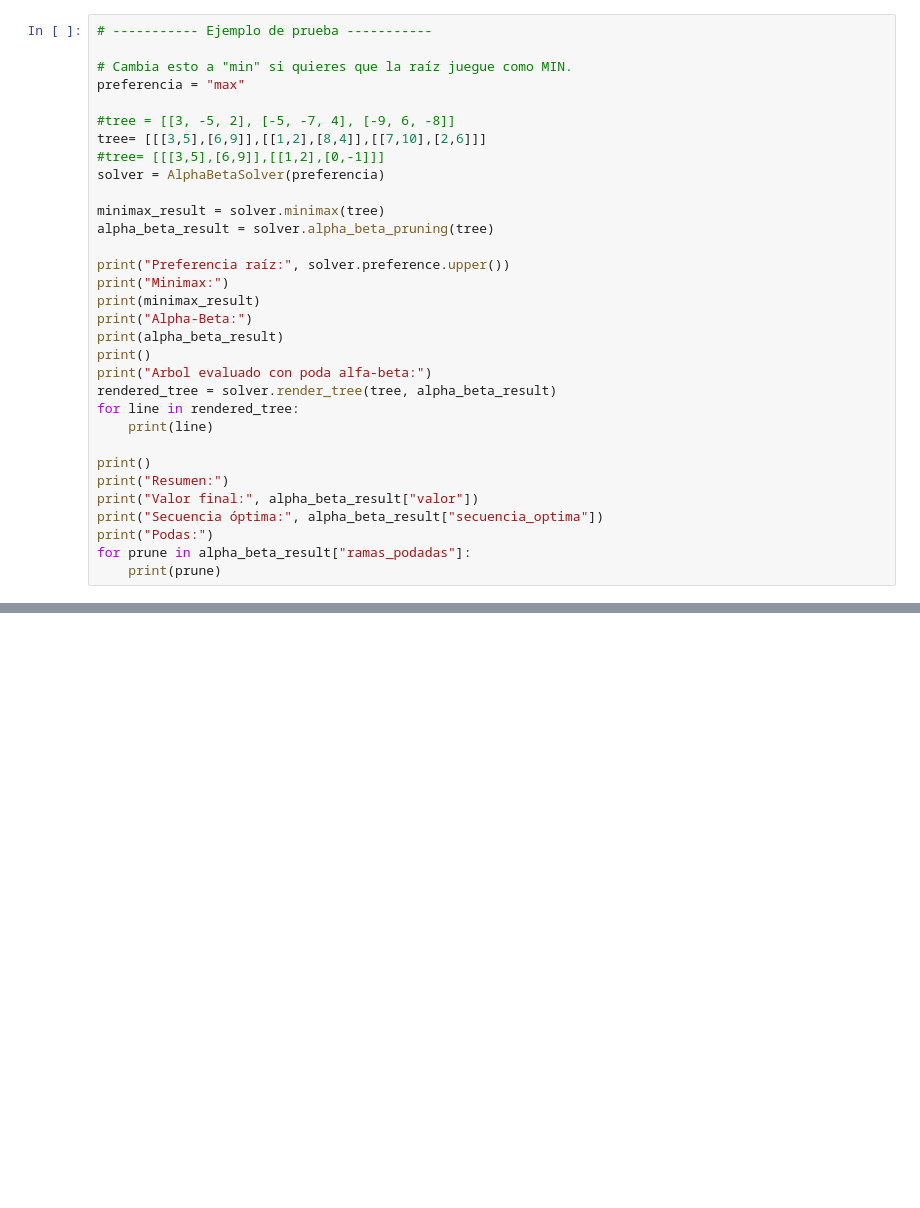
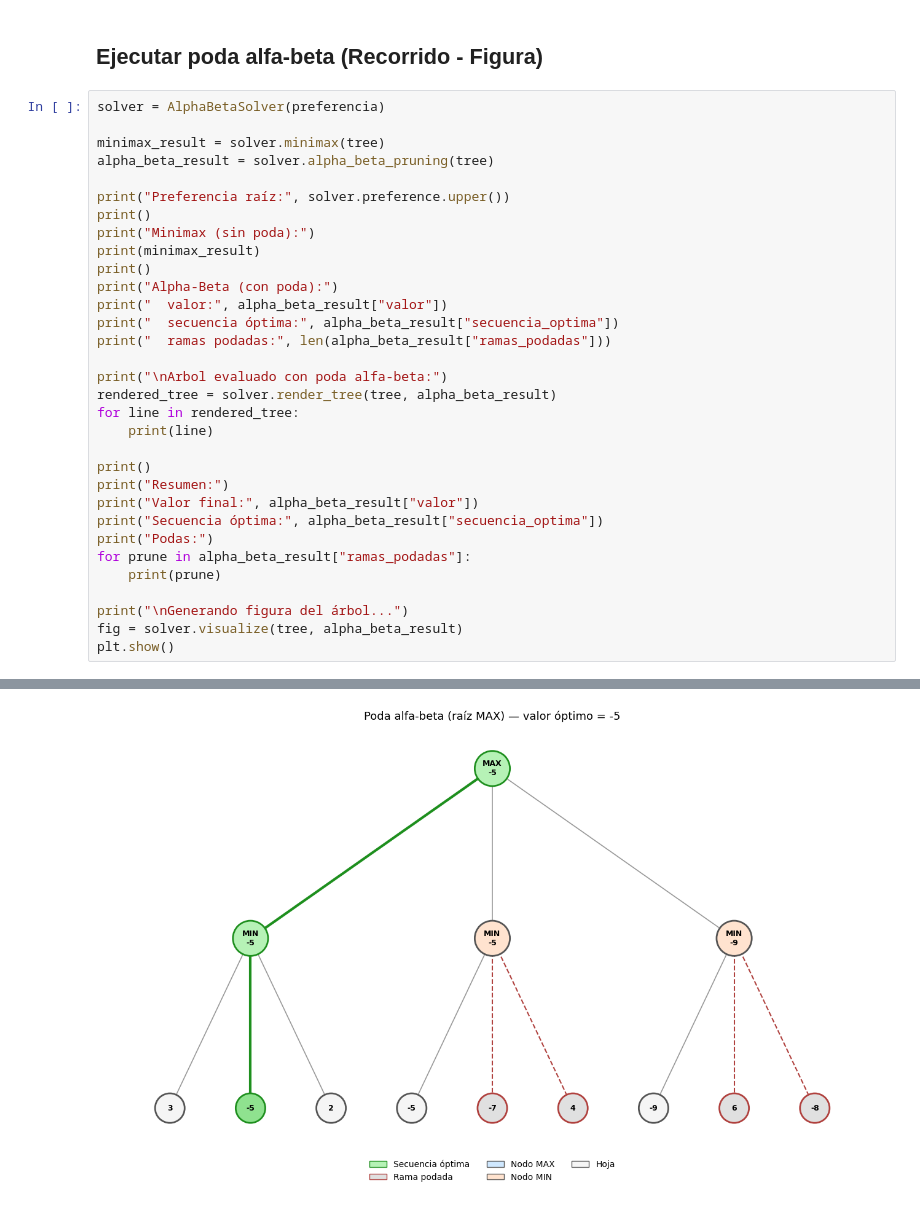
Before and after one commit to Inteligencia-Artificial-202630/Taller2-poda-alfa-beta, a Jupyter notebook: main.ipynb, the cells around one changed output, grey strips where cells are left out. Drawn from its saved outputs; the diff is of its cells as text; blank space fills up the shorter version.

Commit message:
Figura

```diff
--- a/main.ipynb
+++ b/main.ipynb
@@ -496,24 +834,22 @@ class AlphaBetaSolver:
+# %% [markdown]
+## Ejecutar poda alfa-beta (Recorrido - Figura)
 # %%
-# ----------- Ejemplo de prueba -----------
-
-# Cambia esto a "min" si quieres que la raíz juegue como MIN.
-preferencia = "max"
-
-#tree = [[3, -5, 2], [-5, -7, 4], [-9, 6, -8]]
-tree= [[[3,5],[6,9]],[[1,2],[8,4]],[[7,10],[2,6]]]
-#tree= [[[3,5],[6,9]],[[1,2],[0,-1]]]
 solver = AlphaBetaSolver(preferencia)
 
 minimax_result = solver.minimax(tree)
 alpha_beta_result = solver.alpha_beta_pruning(tree)
 
 print("Preferencia raíz:", solver.preference.upper())
-print("Minimax:")
+print()
+print("Minimax (sin poda):")
 print(minimax_result)
-print("Alpha-Beta:")
-print(alpha_beta_result)
 print()
-print("Arbol evaluado con poda alfa-beta:")
+print("Alpha-Beta (con poda):")
+print("  valor:", alpha_beta_result["valor"])
+print("  secuencia óptima:", alpha_beta_result["secuencia_optima"])
+print("  ramas podadas:", len(alpha_beta_result["ramas_podadas"]))
+
+print("\nArbol evaluado con poda alfa-beta:")
 rendered_tree = solver.render_tree(tree, alpha_beta_result)
 for line in rendered_tree:
     print(line)
@@ -525,5 +861,9 @@ print("Secuencia óptima:", alpha_beta_result["secuencia_optima"])
 print("Podas:")
 for prune in alpha_beta_result["ramas_podadas"]:
     print(prune)
+
+print("\nGenerando figura del árbol...")
+fig = solver.visualize(tree, alpha_beta_result)
+plt.show()
 # %% [output]
 Preferencia raíz: MAX
@@ -545,0 +886 @@ Podas:
+[figure, added]
```
Also changed, not shown: parts of 12 cells of this notebook.
